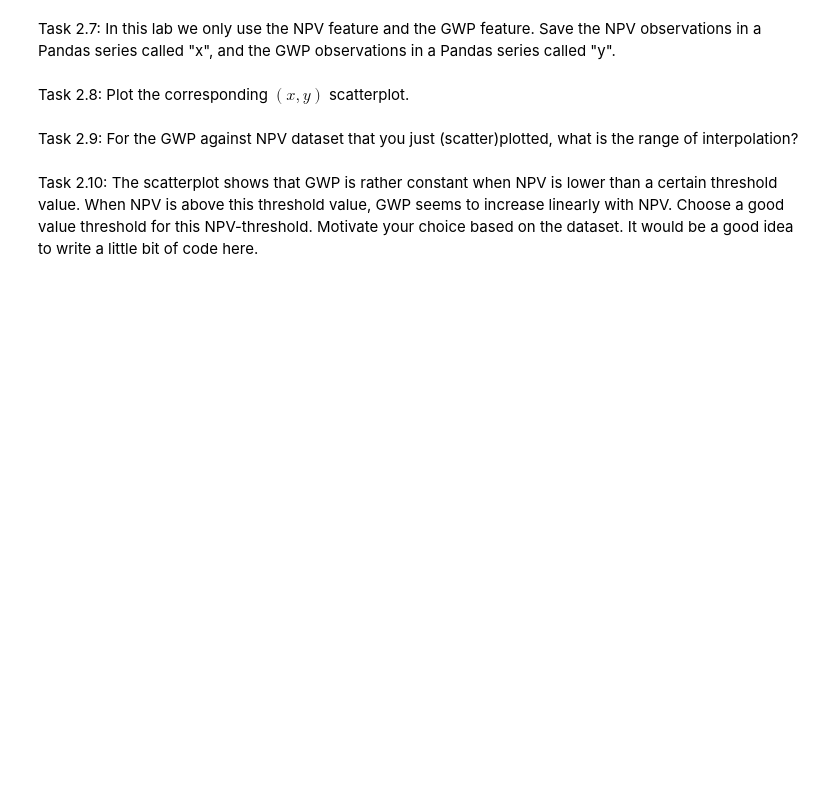
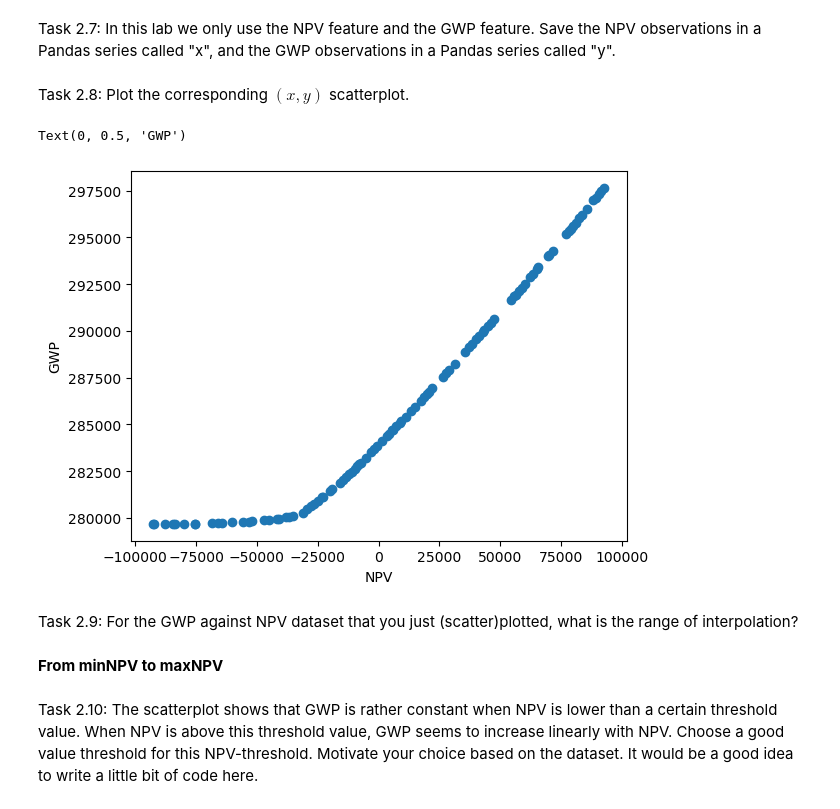
Before and after one commit to Wind-bytes/Regression-grupp29, a Jupyter notebook: Regression lab-1.ipynb, the cells around one changed output. Cells and saved outputs as stored; diff of their text form; code cells hidden in the pictures; blank space fills up the shorter version.

```diff
--- a/Regression lab-1.ipynb
+++ b/Regression lab-1.ipynb
@@ -78,5 +78,8 @@ Task 1.5: The same page explains what "naive" means in naive Bayes. Explain this
 ### Task 2: Linear regression
 # %% [markdown]
 Task 2.1: Download the 'Scn2_GWP_NPV_pareto.csv' dataset from Canvas (the file is attached to the lab description on Canvas), and save the data into a variable called "paretodata" with the read.csv() method of the Pandas module. You need to import Pandas first.
+# %%
+import pandas as pd
+paretodata = pd.read_csv("Scn2_GWP_NPV_pareto.csv")
 # %% [markdown]
 Task 2.2: Print the paretodata dataset by simply writing the variable name.
@@ -91,8 +132,21 @@ Task 2.6: Explain in your own words what the describe() method shows you about t
 # %% [markdown]
 Task 2.7: In this lab we only use the NPV feature and the GWP feature. Save the NPV observations in a Pandas series called "x", and the GWP observations in a Pandas series called "y".
+# %%
+x = paretodata["NPV"]
+y = paretodata["GWP"]
 # %% [markdown]
 Task 2.8: Plot the corresponding $(x,y)$ scatterplot.
+# %%
+import matplotlib.pyplot as plt
+plt.scatter(x, y)
+plt.xlabel("NPV")
+plt.ylabel("GWP")
+# %% [output]
+Text(0, 0.5, 'GWP')
+[figure, added]
 # %% [markdown]
 Task 2.9: For the GWP against NPV dataset that you just (scatter)plotted, what is the range of interpolation?
+# %% [markdown]
+**From minNPV to maxNPV**
 # %% [markdown]
 Task 2.10: The scatterplot shows that GWP is rather constant when NPV is lower than a certain threshold value. When NPV is above this threshold value, GWP seems to increase linearly with NPV. Choose a good value threshold for this NPV-threshold. Motivate your choice based on the dataset. It would be a good idea to write a little bit of code here.
```
Also changed, not shown: parts of 17 cells of this notebook.
